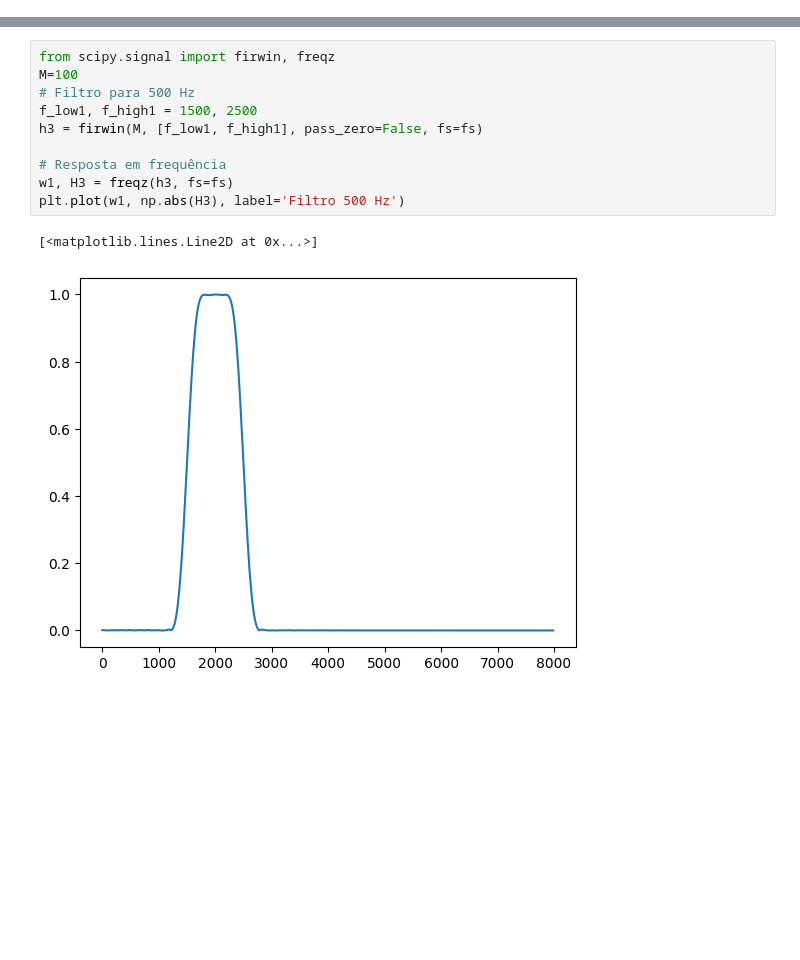
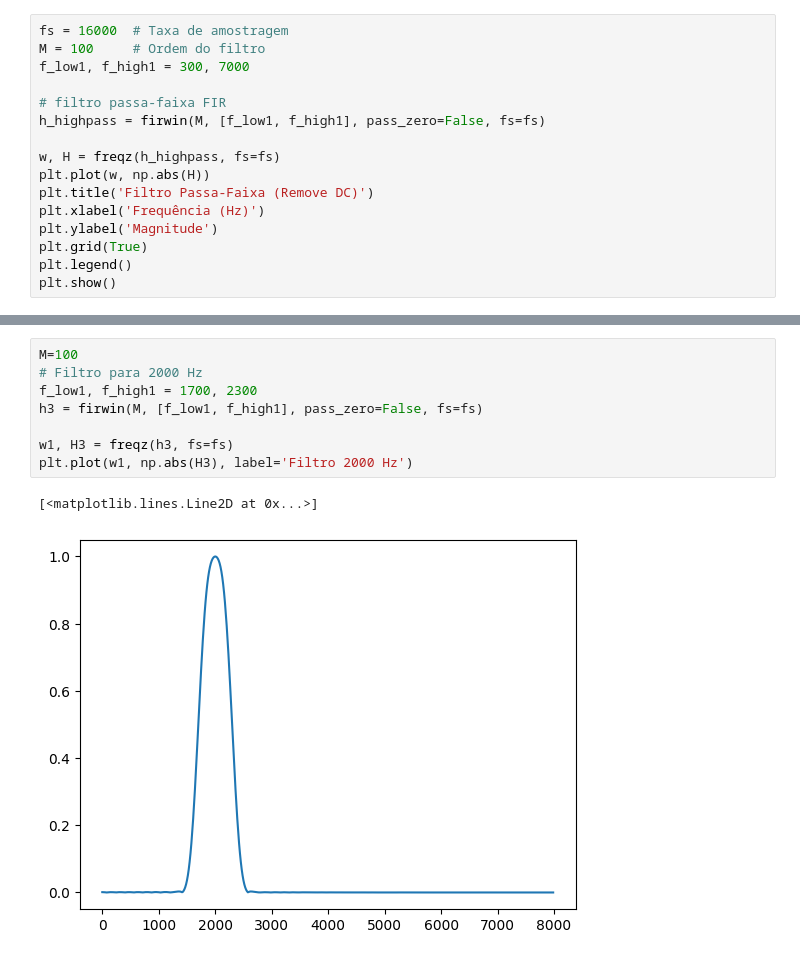
Before and after one commit to ricardofss1/PDS, a Jupyter notebook: exerc.ipynb, the cells around one changed output, grey strips where cells are left out. Drawn from its saved outputs; the diff is of its cells as text; blank space fills up the shorter version.

```diff
--- a/exerc.ipynb
+++ b/exerc.ipynb
@@ -23,3 +23,19 @@ plt.grid(True)
 plt.show()
 # %% [output]
 [figure]
+# %%
+fs = 16000  # Taxa de amostragem
+M = 100     # Ordem do filtro
+f_low1, f_high1 = 300, 7000
+
+# filtro passa-faixa FIR
+h_highpass = firwin(M, [f_low1, f_high1], pass_zero=False, fs=fs)
+
+w, H = freqz(h_highpass, fs=fs)
+plt.plot(w, np.abs(H))
+plt.title('Filtro Passa-Faixa (Remove DC)')
+plt.xlabel('Frequência (Hz)')
+plt.ylabel('Magnitude')
+plt.grid(True)
+plt.legend()
+plt.show()
@@ -52,13 +112,11 @@ plt.plot(w1, np.abs(H2), label='Filtro 500 Hz')
 # %%
-from scipy.signal import firwin, freqz
 M=100
-# Filtro para 500 Hz
-f_low1, f_high1 = 1500, 2500
+# Filtro para 2000 Hz
+f_low1, f_high1 = 1700, 2300
 h3 = firwin(M, [f_low1, f_high1], pass_zero=False, fs=fs)
 
-# Resposta em frequência
 w1, H3 = freqz(h3, fs=fs)
-plt.plot(w1, np.abs(H3), label='Filtro 500 Hz')
+plt.plot(w1, np.abs(H3), label='Filtro 2000 Hz')
 # %% [output]
 [<matplotlib.lines.Line2D at 0x...>]
-[figure, old version]
+[figure, new version]
```
Also changed, not shown: parts of 13 cells of this notebook, 2 other files.
